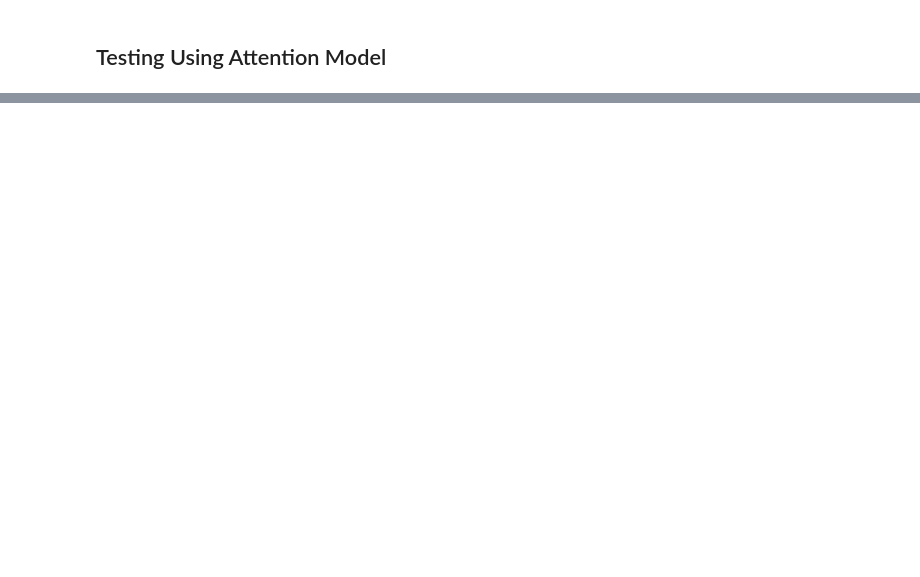
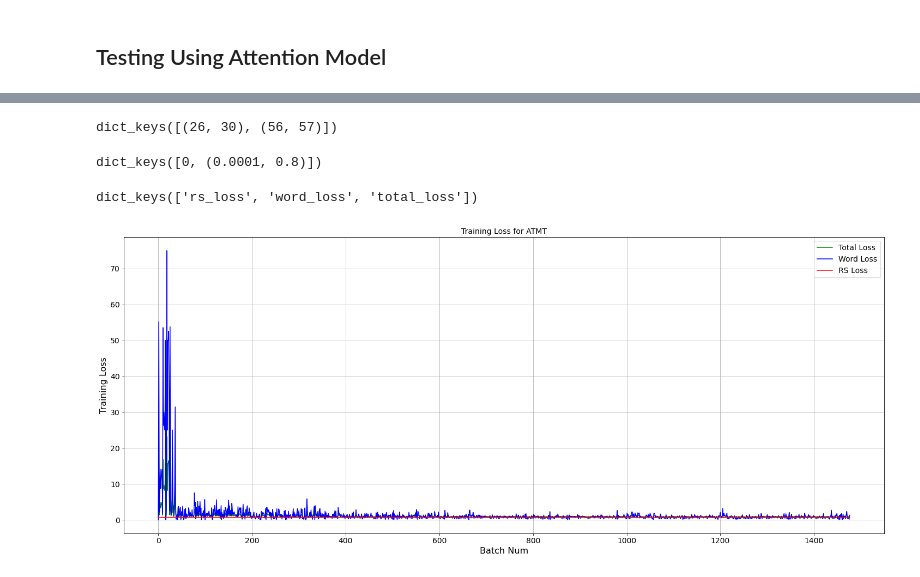
Before and after one commit to karthikshivaram24/Combatting-partisan-homogenization, a Jupyter notebook: attention_model.ipynb, the cells around one changed output, grey strips where cells are left out. Saved outputs shown, nothing was run; the diff lists cells and outputs as text; code cells hidden in the pictures; blank space fills up the shorter version.

```diff
--- a/attention_model.ipynb
+++ b/attention_model.ipynb
@@ -1022,0 +1433,9 @@ Finished running 'run_all_cps' in 89.9881 mins
+# %%
+cp_test_scores, cp_train_scores, cp_train_losses = run_ssda_all(df=clean_df,
+                                                                cps=[top100[4], top100[6]],
+                                                                doc_2_cluster_map=doc_2_cluster_map,
+                                                                learning_rates=[0.00001],
+                                                                epochs=1,
+                                                                word_pred_loss_weights=[0.3],
+                                                                batch_size=4,
+                                                                neg_sample_size=3)
@@ -1042,0 +1514,32 @@ plot_epoch_loss(epoch_train_loss_cps[(46,56)])
+# %%
+cp_train_losses.keys()
+# %% [output]
+dict_keys([(26, 30), (56, 57)])
+# %%
+cp_train_losses[(26,30)].keys()
+# %% [output]
+dict_keys([0, (0.0001, 0.8)])
+# %%
+cp_train_losses[(26,30)][0].keys()
+# %% [output]
+dict_keys(['rs_loss', 'word_loss', 'total_loss'])
+# %%
+def plot_epoch_loss(epoch_losses_):
+    """
+    """
+
+    epoch_losses = epoch_losses_
+    fig,ax = plt.subplots(nrows=1,ncols=1,figsize=(25,10))
+    ax.plot(range(len(epoch_losses[0]["total_loss"][0])),epoch_losses[0]["total_loss"][0],c="green",label="Total Loss")
+    ax.plot(range(len(epoch_losses[0]["word_loss"][0])),epoch_losses[0]["word_loss"][0],c="blue",label="Word Loss")
+    ax.plot(range(len(epoch_losses[0]["rs_loss"][0])),epoch_losses[0]["rs_loss"][0],c="red",label="RS Loss")
+    ax.set_xlabel("Batch Num")
+    ax.set_ylabel("Training Loss")
+    ax.set_title("Training Loss for ATMT")
+    plt.legend()
+    plt.show()
+#     plt.savefig('att_loss_figs/%s.png'%str(cp))
+# %%
+plot_epoch_loss(cp_train_losses[(26,30)])
+# %% [output]
+[figure, added]
```
Also changed, not shown: parts of 46 cells of this notebook, 3 other files.
